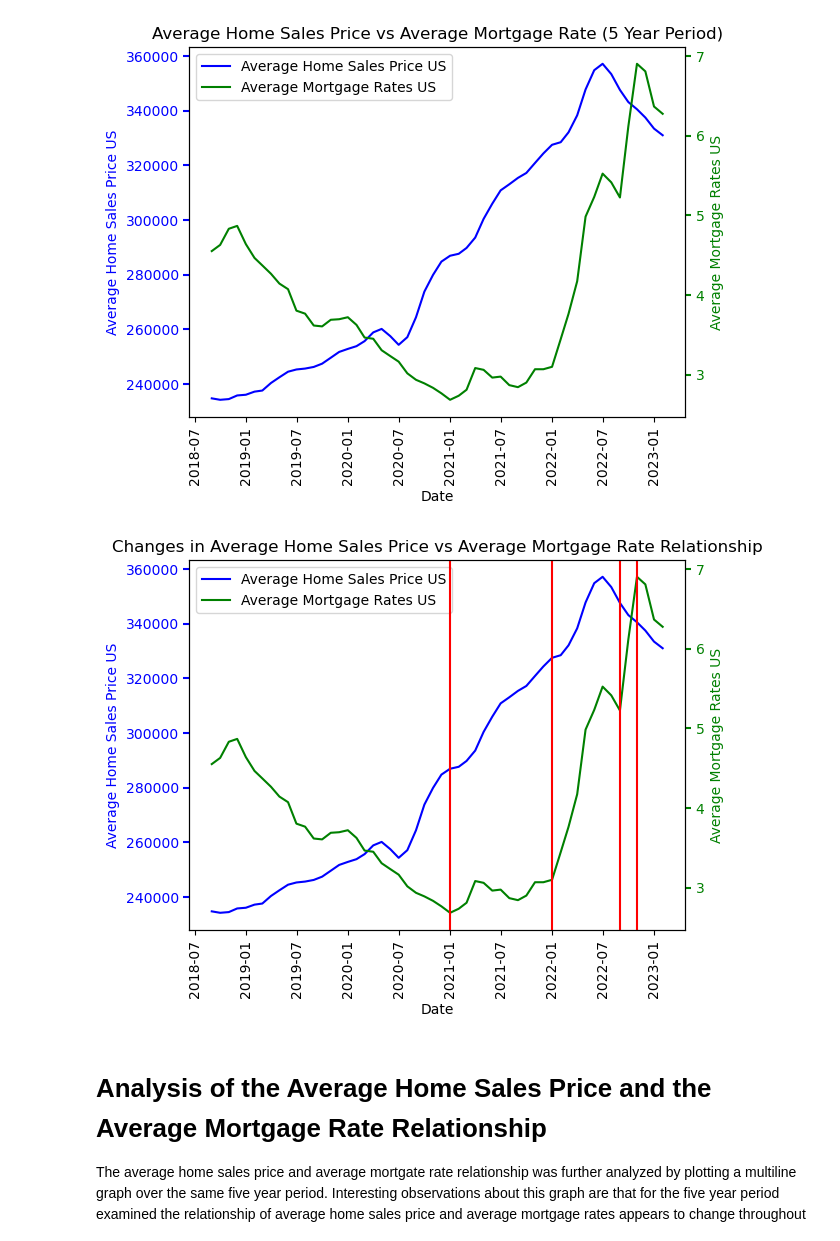
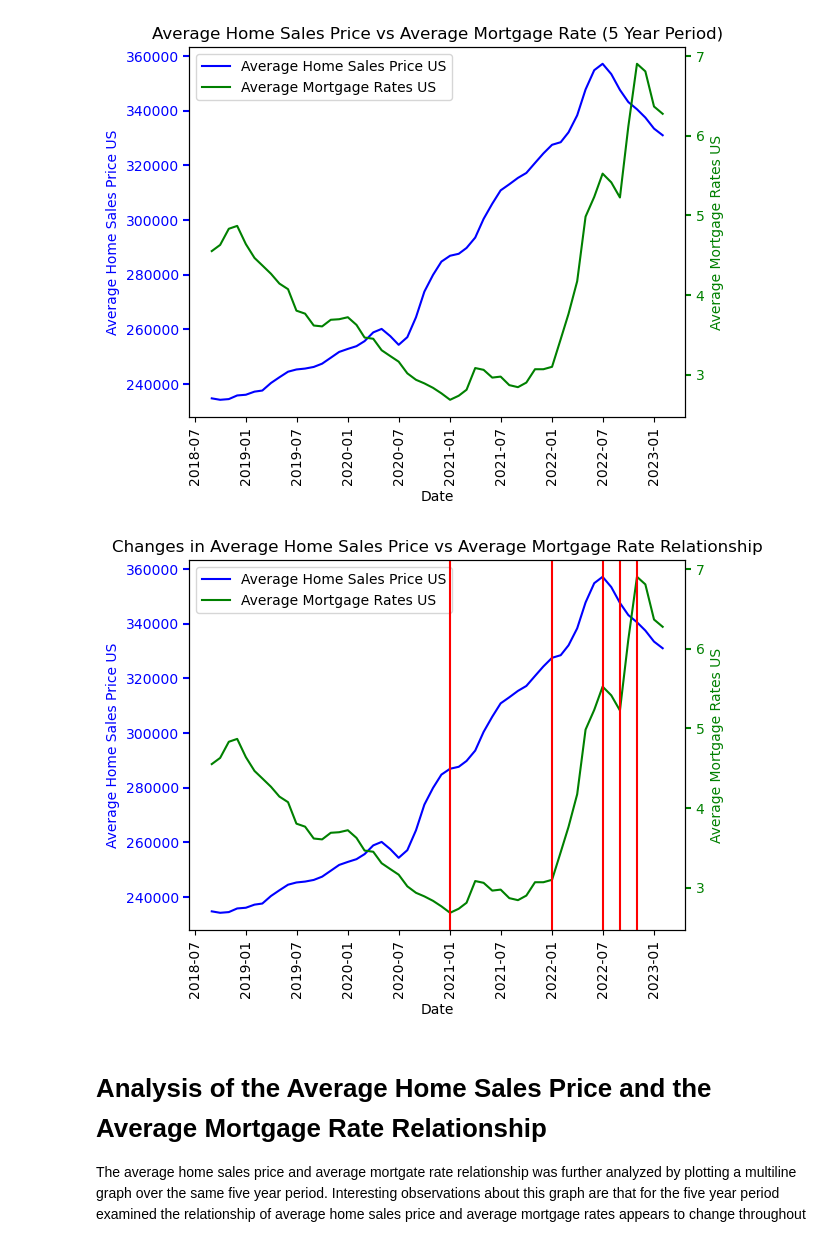
Before and after one commit to ceramicbull/Project-1-Repo, a Jupyter notebook: Group Project One Notebook.ipynb, the cells around one changed output. Drawn from its saved outputs; the diff is of its cells as text; code cells hidden in the pictures.

Commit message:
Added additional vline to graph for analysis

```diff
--- a/Group Project One Notebook.ipynb
+++ b/Group Project One Notebook.ipynb
@@ -743,34 +743,35 @@ twin1 = ax.twinx()
 sales_price_plot, = ax.plot(date_2, average_sales_price_us, color="blue", label="Average Home Sales Price US")
 mortgage_rate_plot, = twin1.plot(date_2, average_mortgage_rate_us, color="green", label="Average Mortgage Rates US")
 
 #set tick labels, colors, rotation
 for tick in ax.get_xticklabels():
     tick.set_rotation(90)
 
 tkw = dict(size=4, width=1.5)
 ax.tick_params(axis='y', colors=sales_price_plot.get_color(), **tkw)
 twin1.tick_params(axis='y', colors=mortgage_rate_plot.get_color(), **tkw)
 
 ax.yaxis.label.set_color(sales_price_plot.get_color())
 twin1.yaxis.label.set_color(mortgage_rate_plot.get_color())
 
 #set labels
 ax.set_xlabel('Date')
 ax.set_ylabel('Average Home Sales Price US')
 twin1.set_ylabel("Average Mortgage Rates US")
 ax.legend(handles = [sales_price_plot, mortgage_rate_plot])
 #plot vlines at points where relationship changes
 plt.axvline(pd.Timestamp('2021-01-01'),color='r')
 plt.axvline(pd.Timestamp('2022-01-01'),color='r')
+plt.axvline(pd.Timestamp('2022-07-01'),color='r')
 plt.axvline(pd.Timestamp('2022-09-01'),color='r')
 plt.axvline(pd.Timestamp('2022-11-01'),color='r')
 # Save the figure
 #plt.savefig("cp_ChangeRelationshipSalesPricevsMortRate.png")
 plt.title("Changes in Average Home Sales Price vs Average Mortgage Rate Relationship")
 #show plot
 plt.show()
 # %% [output]
-[figure, old version]
+[figure, new version]
 # %% [markdown]
 # Analysis of the Average Home Sales Price and the Average Mortgage Rate Relationship
 The average home sales price and average mortgate rate relationship was further analyzed by plotting a multiline graph over the same five year period. Interesting observations about this graph are that for the five year period examined the relationship of average home sales price and average mortgage rates appears to change throughout the time period. Three vertical lines were added at the time points where the changes appear to occur which were January 1st, 2021, September 1st, 2021 and November 1st, 2021. From July 2018 to January 2021 there is a clear inverse relationship showing a steady increase in average home sales and a steady decrease in mortgage rates. January 2021 shows a change in the trajectory of the average mortgage rate which is now on a slight increase. A year later, the slope of the mortgage rate line increases and both the home sales price and mortgage rate lines increase. There is a short-lived change back to an inverse relationship from September 1st to November 1st, however after November 1st the relationship appears to revert back to both lines sharing the same trajectory only this time both are decreasing. By showing the points in time where the relationship appears to change, it is easier to observe the dynamic relationship between average mortgage rates and median home sales prices over this time period. Identifying these points can allow for further analysis into the potential causes of these changes.
```
